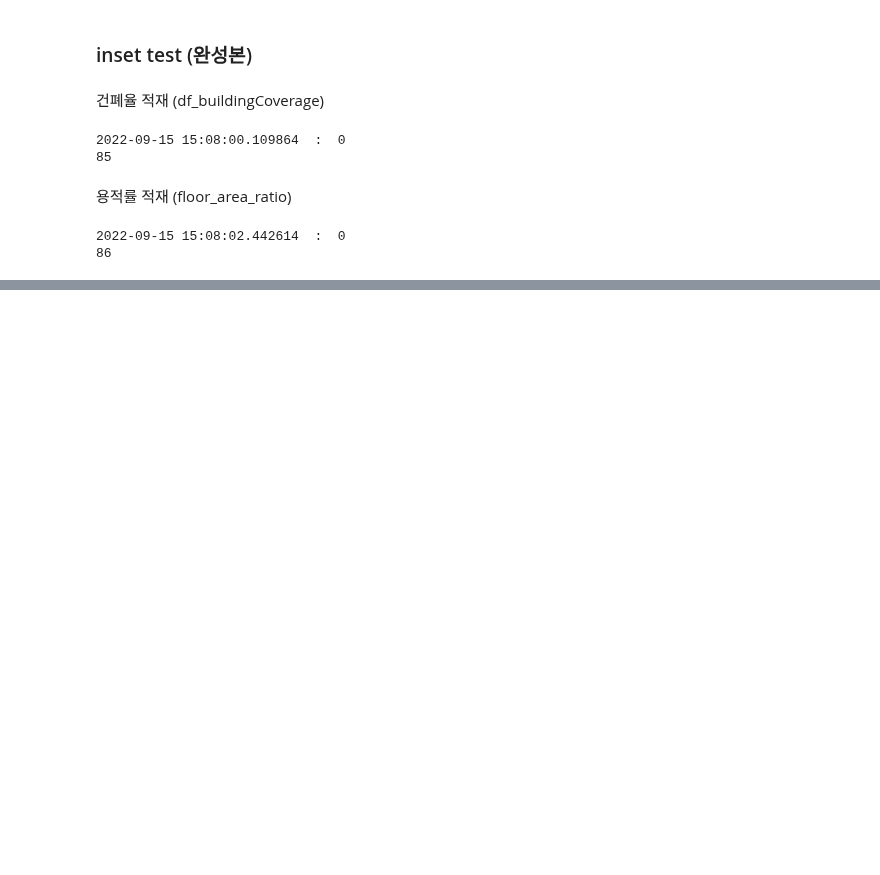
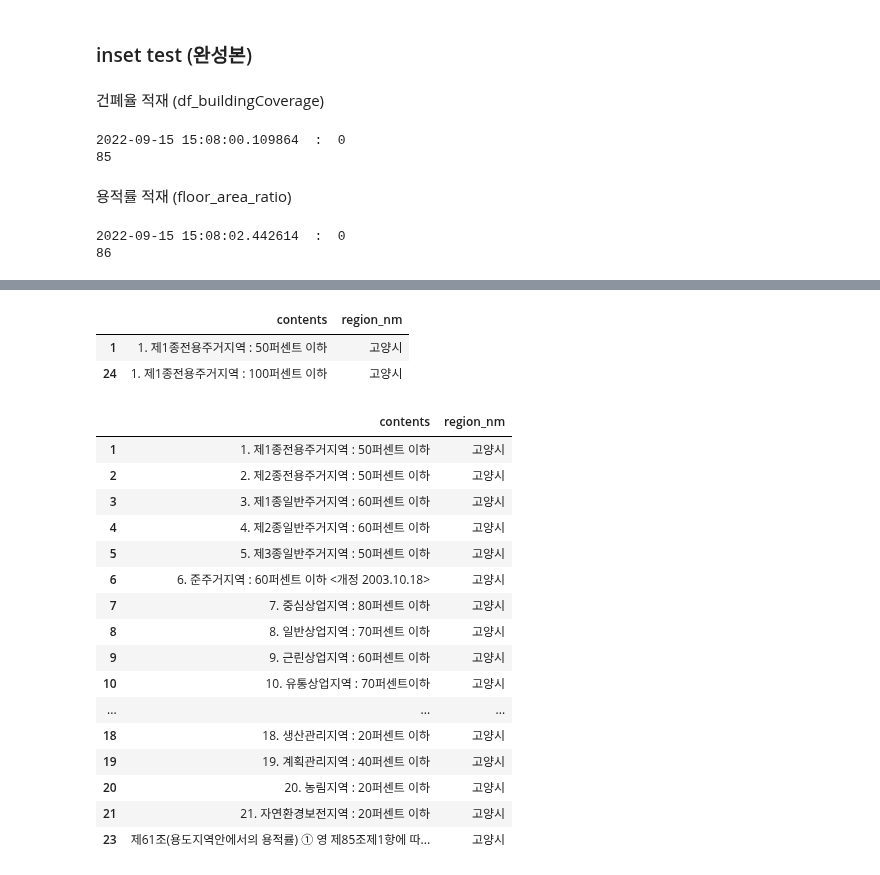
Before and after one commit to UL-DA/pythonProject, a Jupyter notebook: 자치법규정보시스템/[TEST] 자치법규 정보 시스템 (용적률,건폐율)_test.ipynb, the cells around one changed output, grey strips where cells are left out. Saved outputs shown, nothing was run; the diff lists cells and outputs as text; code cells hidden in the pictures; blank space fills up the shorter version.

```diff
--- a/자치법규정보시스템/[TEST] 자치법규 정보 시스템 (용적률,건폐율)_test.ipynb
+++ b/자치법규정보시스템/[TEST] 자치법규 정보 시스템 (용적률,건폐율)_test.ipynb
@@ -1594,0 +1489,30 @@ PackageNotFoundError: Package not found at 'C:\oasis\서울특별시 도시계
+# %%
+df[df['contents'].str.contains('제1종전용주거지역')]
+# %% [output]
+|  | contents | region_nm |
+| 1 | 1. 제1종전용주거지역 : 50퍼센트 이하 | 고양시 |
+| 24 | 1. 제1종전용주거지역 : 100퍼센트 이하 | 고양시 |
+# %%
+idx = df[df['contents'].str.contains('제1종전용주거지역')].index
+# %%
+idx_ = idx[1]-1
+# %%
+df.loc[idx[0]:idx_]
+# %% [output]
+|  | contents | region_nm |
+| 1 | 1. 제1종전용주거지역 : 50퍼센트 이하 | 고양시 |
+| 2 | 2. 제2종전용주거지역 : 50퍼센트 이하 | 고양시 |
+| 3 | 3. 제1종일반주거지역 : 60퍼센트 이하 | 고양시 |
+| 4 | 4. 제2종일반주거지역 : 60퍼센트 이하 | 고양시 |
+| 5 | 5. 제3종일반주거지역 : 50퍼센트 이하 | 고양시 |
+| 6 | 6. 준주거지역 : 60퍼센트 이하 <개정 2003.10.18> | 고양시 |
+| 7 | 7. 중심상업지역 : 80퍼센트 이하 | 고양시 |
+| 8 | 8. 일반상업지역 : 70퍼센트 이하 | 고양시 |
+| 9 | 9. 근린상업지역 : 60퍼센트 이하 | 고양시 |
+| 10 | 10. 유통상업지역 : 70퍼센트이하 | 고양시 |
+| ... | ... | ... |
+| 18 | 18. 생산관리지역 : 20퍼센트 이하 | 고양시 |
+| 19 | 19. 계획관리지역 : 40퍼센트 이하 | 고양시 |
+| 20 | 20. 농림지역 : 20퍼센트 이하 | 고양시 |
+| 21 | 21. 자연환경보전지역 : 20퍼센트 이하 | 고양시 |
+| 23 | 제61조(용도지역안에서의 용적률) ① 영 제85조제1항에 따... | 고양시 |
```
Also changed, not shown: parts of 48 cells of this notebook, 1 other file.
